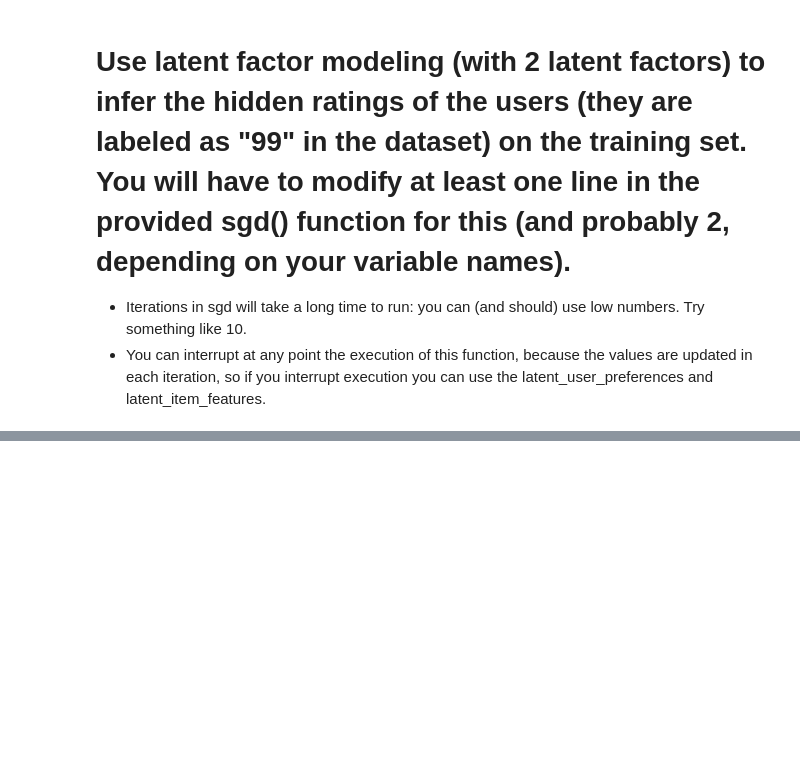
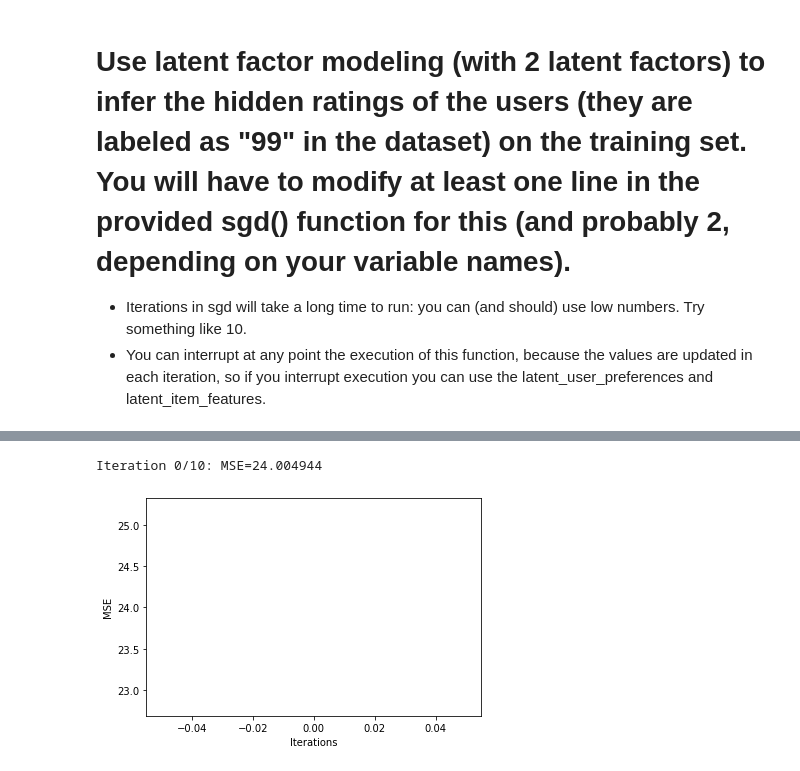
Before and after one commit to hfsuluova/CE888, a Jupyter notebook: Lab4/my_recommender.ipynb, the cells around one changed output, grey strips where cells are left out. Drawn from its saved outputs; the diff is of its cells as text; code cells hidden in the pictures; blank space fills up the shorter version.

```diff
--- a/Lab4/my_recommender.ipynb
+++ b/Lab4/my_recommender.ipynb
@@ -134,3 +151,10 @@ new_arr[idx[0][0], idx[1][0]]
 
 *   Iterations in sgd will take a long time to run: you can (and should) use low numbers. Try something like 10.
 *   You can interrupt at any point the execution of this function, because the values are updated in each iteration, so if you interrupt execution you can use the latent_user_preferences and latent_item_features.
+# %%
+n_latent_factors = 2
+
+user_ratings = df2.values
+# Initialise as random values
+latent_user_preferences = np.random.random((user_ratings.shape[0], n_latent_factors))
+latent_item_features = np.random.random((user_ratings.shape[1], n_latent_factors))
@@ -136,0 +229,11 @@ new_arr[idx[0][0], idx[1][0]]
+# %%
+num_iter = 10
+hist = sgd(num_iter)  # Note how the MSE decreases with the number of iterations
+plt.figure()
+plt.plot(np.arange(0, num_iter, 20), hist)
+plt.xlabel("Iterations")
+plt.ylabel("MSE")
+plt.show()
+# %% [output]
+Iteration 0/10: MSE=24.004944
+[figure, added]
```
Also changed, not shown: parts of 36 cells of this notebook.
